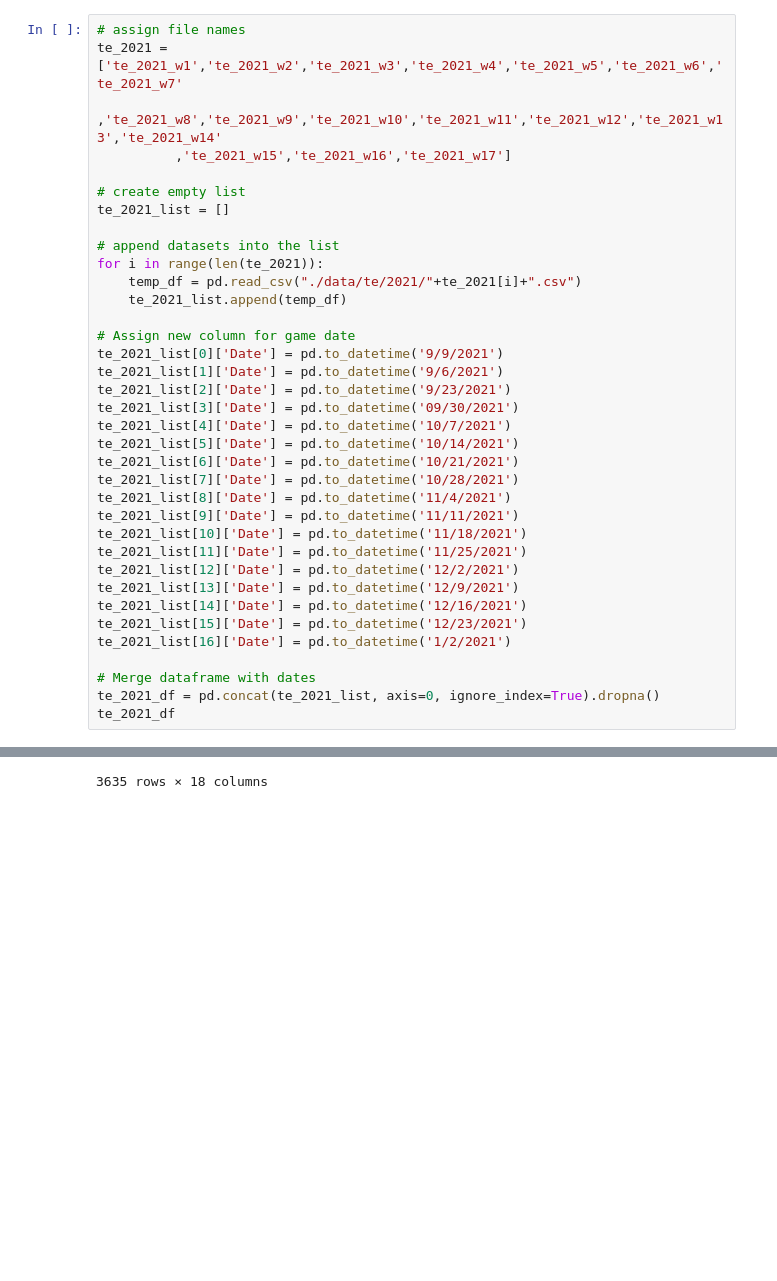
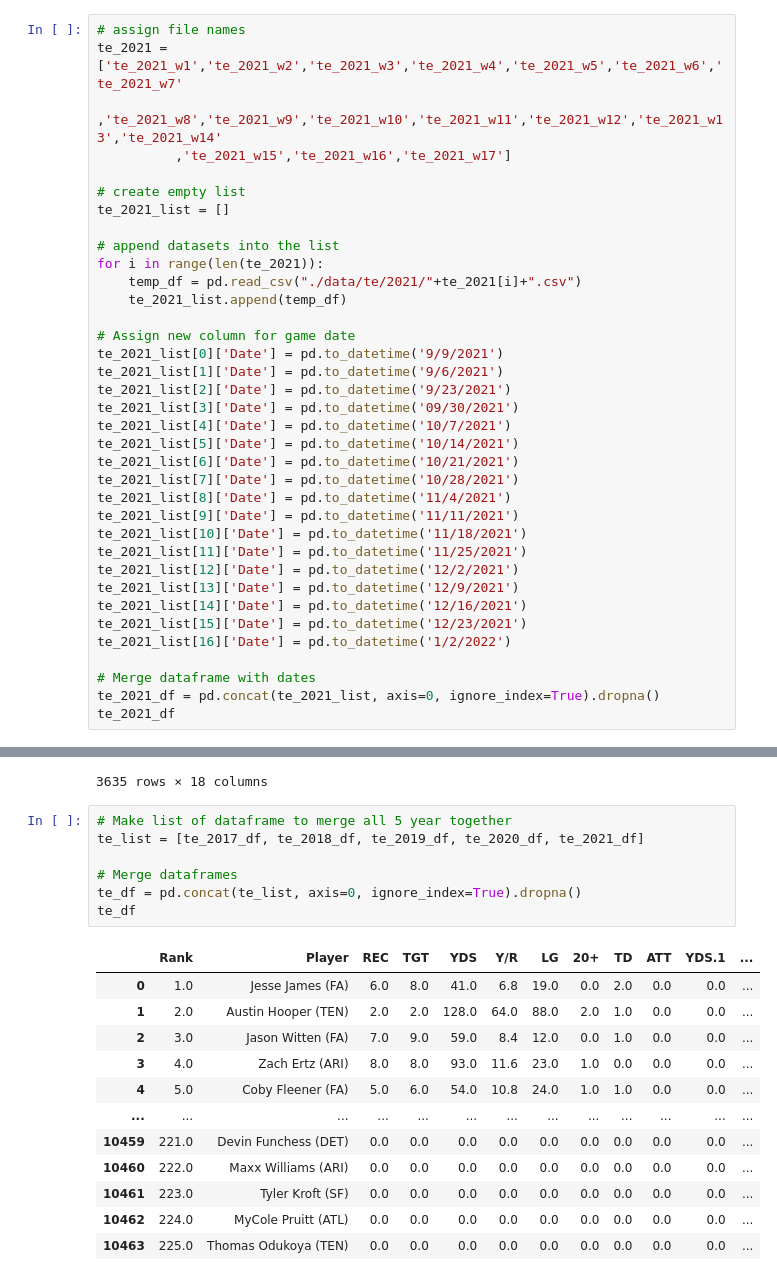
Before and after one commit to meljoy1099/fantasy-football-draft-analysis, a Jupyter notebook: Format FP Data for Time Series.ipynb, the cells around one changed output, grey strips where cells are left out. Drawn from its saved outputs; the diff is of its cells as text; blank space fills up the shorter version.

```diff
--- a/Format FP Data for Time Series.ipynb
+++ b/Format FP Data for Time Series.ipynb
@@ -1060,7 +1276,7 @@ te_2021_list[12]['Date'] = pd.to_datetime('12/2/2021')
 te_2021_list[13]['Date'] = pd.to_datetime('12/9/2021')
 te_2021_list[14]['Date'] = pd.to_datetime('12/16/2021')
 te_2021_list[15]['Date'] = pd.to_datetime('12/23/2021')
-te_2021_list[16]['Date'] = pd.to_datetime('1/2/2021')
+te_2021_list[16]['Date'] = pd.to_datetime('1/2/2022')
 
 # Merge dataframe with dates
 te_2021_df = pd.concat(te_2021_list, axis=0, ignore_index=True).dropna()
@@ -1079,3 +1295,23 @@ te_2021_df
 | 3886 | 224.0 | MyCole Pruitt (ATL) | 0.0 | 0.0 | 0.0 | 0.0 | 0.0 | 0.0 | 0.0 | 0.0 | 0.0 | ... |
 | 3887 | 225.0 | Thomas Odukoya (TEN) | 0.0 | 0.0 | 0.0 | 0.0 | 0.0 | 0.0 | 0.0 | 0.0 | 0.0 | ... |
 3635 rows × 18 columns
+# %%
+# Make list of dataframe to merge all 5 year together
+te_list = [te_2017_df, te_2018_df, te_2019_df, te_2020_df, te_2021_df]
+
+# Merge dataframes
+te_df = pd.concat(te_list, axis=0, ignore_index=True).dropna()
+te_df
+# %% [output]
+|  | Rank | Player | REC | TGT | YDS | Y/R | LG | 20+ | TD | ATT | YDS.1 | ... |
+| 0 | 1.0 | Jesse James (FA) | 6.0 | 8.0 | 41.0 | 6.8 | 19.0 | 0.0 | 2.0 | 0.0 | 0.0 | ... |
+| 1 | 2.0 | Austin Hooper (TEN) | 2.0 | 2.0 | 128.0 | 64.0 | 88.0 | 2.0 | 1.0 | 0.0 | 0.0 | ... |
+| 2 | 3.0 | Jason Witten (FA) | 7.0 | 9.0 | 59.0 | 8.4 | 12.0 | 0.0 | 1.0 | 0.0 | 0.0 | ... |
+| 3 | 4.0 | Zach Ertz (ARI) | 8.0 | 8.0 | 93.0 | 11.6 | 23.0 | 1.0 | 0.0 | 0.0 | 0.0 | ... |
+| 4 | 5.0 | Coby Fleener (FA) | 5.0 | 6.0 | 54.0 | 10.8 | 24.0 | 1.0 | 1.0 | 0.0 | 0.0 | ... |
+| ... | ... | ... | ... | ... | ... | ... | ... | ... | ... | ... | ... | ... |
+| 10459 | 221.0 | Devin Funchess (DET) | 0.0 | 0.0 | 0.0 | 0.0 | 0.0 | 0.0 | 0.0 | 0.0 | 0.0 | ... |
+| 10460 | 222.0 | Maxx Williams (ARI) | 0.0 | 0.0 | 0.0 | 0.0 | 0.0 | 0.0 | 0.0 | 0.0 | 0.0 | ... |
+| 10461 | 223.0 | Tyler Kroft (SF) | 0.0 | 0.0 | 0.0 | 0.0 | 0.0 | 0.0 | 0.0 | 0.0 | 0.0 | ... |
+| 10462 | 224.0 | MyCole Pruitt (ATL) | 0.0 | 0.0 | 0.0 | 0.0 | 0.0 | 0.0 | 0.0 | 0.0 | 0.0 | ... |
+| 10463 | 225.0 | Thomas Odukoya (TEN) | 0.0 | 0.0 | 0.0 | 0.0 | 0.0 | 0.0 | 0.0 | 0.0 | 0.0 | ... |
```
Also changed, not shown: parts of 38 cells of this notebook, 4 other files.
